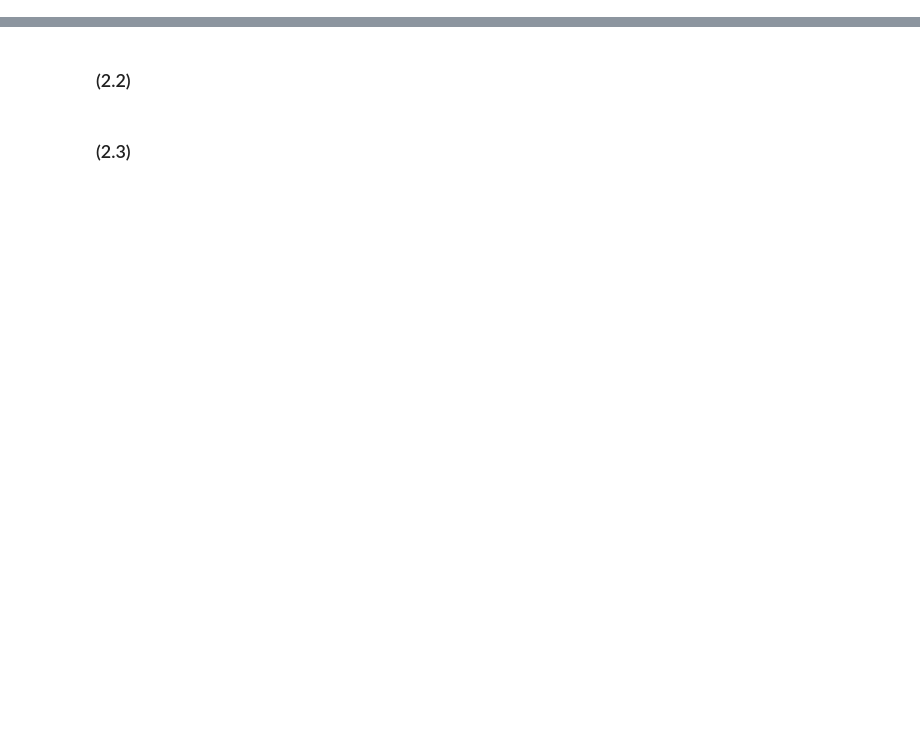
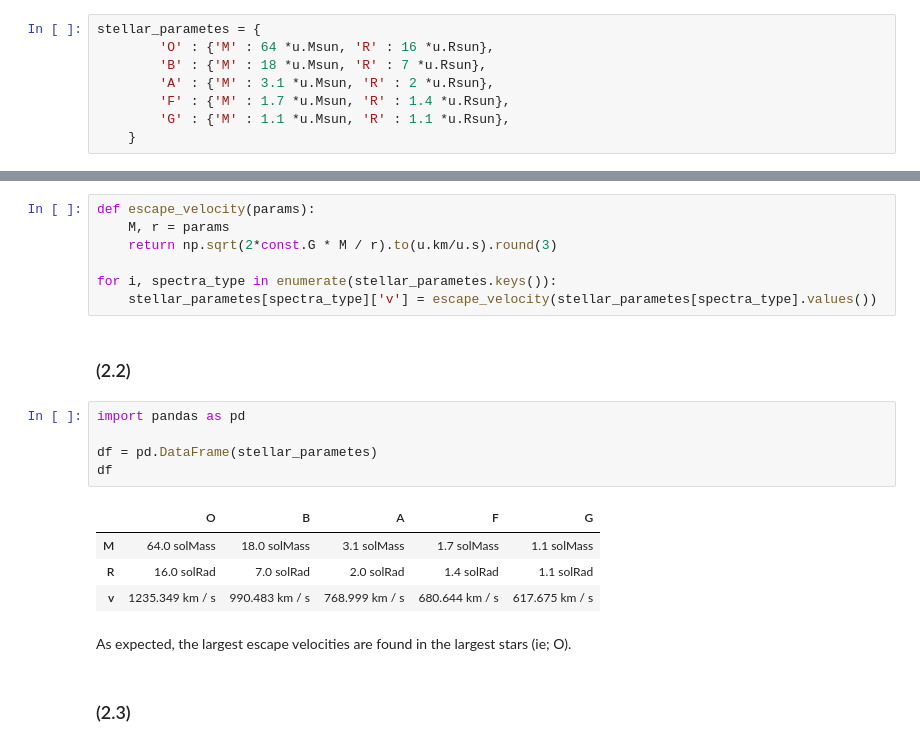
Before and after one commit to kaimibk/School, a Jupyter notebook: ASTR_423/A4/A4.ipynb, the cells around one changed output, grey strips where cells are left out. Drawn from its saved outputs; the diff is of its cells as text; blank space fills up the shorter version.

```diff
--- a/ASTR_423/A4/A4.ipynb
+++ b/ASTR_423/A4/A4.ipynb
@@ -125,0 +137,8 @@ ___
+# %%
+stellar_parametes = {
+        'O' : {'M' : 64 *u.Msun, 'R' : 16 *u.Rsun},
+        'B' : {'M' : 18 *u.Msun, 'R' : 7 *u.Rsun},
+        'A' : {'M' : 3.1 *u.Msun, 'R' : 2 *u.Rsun},
+        'F' : {'M' : 1.7 *u.Msun, 'R' : 1.4 *u.Rsun},
+        'G' : {'M' : 1.1 *u.Msun, 'R' : 1.1 *u.Rsun},
+    }
@@ -126,4 +147,23 @@ ___
+# %%
+def escape_velocity(params):
+    M, r = params
+    return np.sqrt(2*const.G * M / r).to(u.km/u.s).round(3)
+
+for i, spectra_type in enumerate(stellar_parametes.keys()):
+    stellar_parametes[spectra_type]['v'] = escape_velocity(stellar_parametes[spectra_type].values())
 # %% [markdown]
 ### (2.2)
+# %%
+import pandas as pd
+
+df = pd.DataFrame(stellar_parametes)
+df
+# %% [output]
+|  | O | B | A | F | G |
+| M | 64.0 solMass | 18.0 solMass | 3.1 solMass | 1.7 solMass | 1.1 solMass |
+| R | 16.0 solRad | 7.0 solRad | 2.0 solRad | 1.4 solRad | 1.1 solRad |
+| v | 1235.349 km / s | 990.483 km / s | 768.999 km / s | 680.644 km / s | 617.675 km / s |
+# %% [markdown]
+As expected, the largest escape velocities are found in the largest stars (ie; O).
 # %% [markdown]
 ### (2.3)
```
Also changed, not shown: parts of 16 cells of this notebook.
